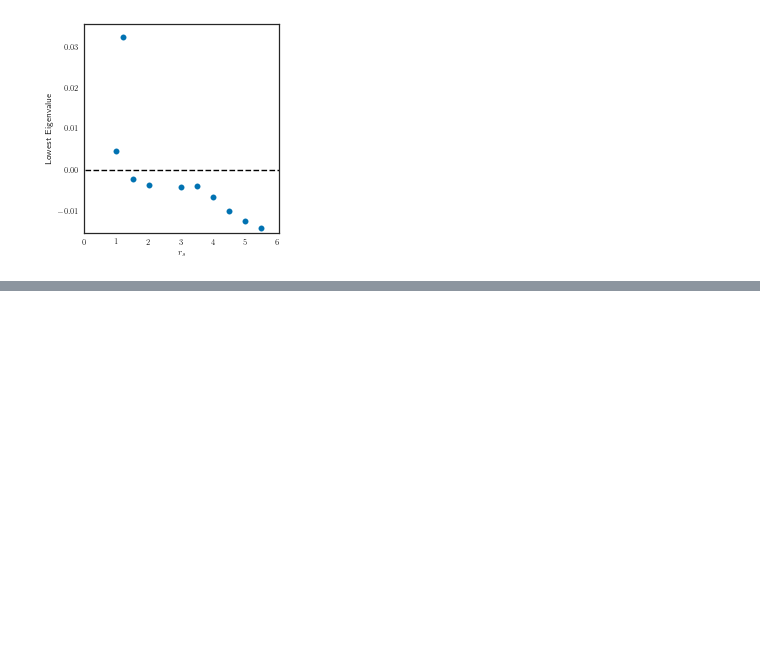
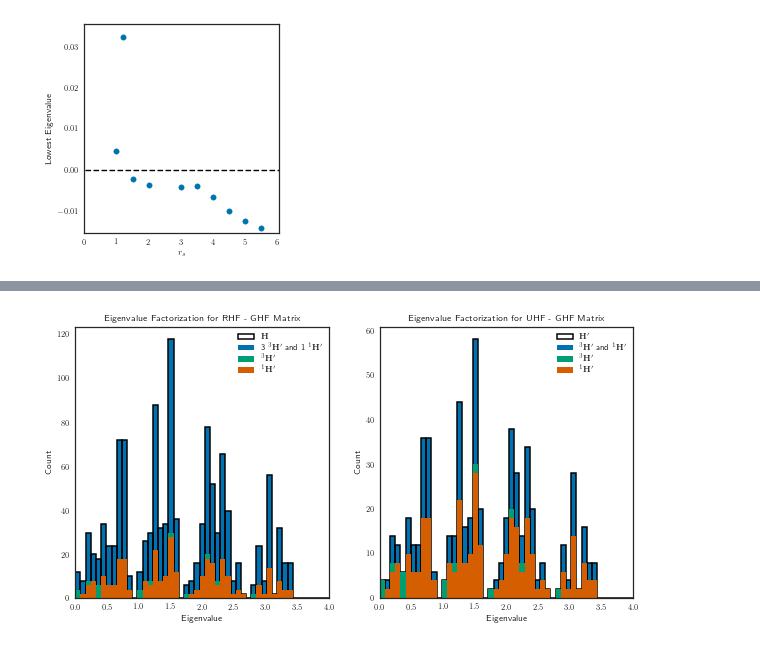
Before and after one commit to ecurtin2/HF-Stability, a Jupyter notebook: analysis/Analyzer.ipynb, the cells around one changed output, grey strips where cells are left out. Saved outputs shown, nothing was run; the diff lists cells and outputs as text; code cells hidden in the pictures; blank space fills up the shorter version.

```diff
--- a/analysis/Analyzer.ipynb
+++ b/analysis/Analyzer.ipynb
@@ -138,0 +205,37 @@ plt.show()
+# %%
+# the histogram of the data
+
+fig, (ax1, ax2) = plt.subplots(1,2, figsize=(10,5))
+xmin, xmax = (0, 4)
+binset = np.linspace(xmin, xmax, 50)
+ax1.hist(evaldic['cRHF2cGHF'], bins=binset, histtype='bar', stacked=True, label="$\mathbf{H}$", fill=False, color='r'
+        , linewidth=1.5, zorder=1)
+ax1.hist(sort, bins=binset, histtype='bar', stacked=True, label="3 ${}^3\mathbf{H}'$ and 1 ${}^1\mathbf{H}'$", zorder=0)
+
+ax1.hist(evaldic['cRHF2cUHF'], bins=binset, histtype='bar', stacked=True, label="${}^3\mathbf{H}'$")
+ax1.hist(evaldic['cRHF2cRHF'], bins=binset, histtype='bar', stacked=True, label="${}^1\mathbf{H}'$")
+ax1.set_title('Eigenvalue Factorization for RHF - GHF Matrix')
+ax1.legend()
+ax1.set_xlabel('Eigenvalue')
+ax1.set_ylabel('Count')
+ax1.set_xlim(xmin, xmax)
+
+xmin, xmax = (0, 4)
+binset = np.linspace(xmin, xmax, 50)
+ax2.hist(evaldic['cUHF2cUHF'], bins=binset, histtype='bar', stacked=True,
+         label="$\mathbf{H}'$", fill=False, linewidth=1.5, zorder=1)
+ax2.hist(np.concatenate([evaldic['cRHF2cUHF'], evaldic['cRHF2cRHF']]),
+         bins=binset, histtype='bar', stacked=True, label="${}^3\mathbf{H}'$ and ${}^1\mathbf{H}'$",
+         color=sns.color_palette()[0], zorder=0)
+
+ax2.hist(evaldic['cRHF2cUHF'], bins=binset, histtype='bar', stacked=True, label="${}^3\mathbf{H}'$", color=sns.color_palette()[1])
+ax2.hist(evaldic['cRHF2cRHF'], bins=binset, histtype='bar', stacked=True, label="${}^1\mathbf{H}'$", color=sns.color_palette()[2])
+ax2.set_xlim(xmin, xmax)
+ax2.set_title('Eigenvalue Factorization for UHF - GHF Matrix')
+ax2.legend()
+ax2.set_xlabel('Eigenvalue')
+ax2.set_ylabel('Count')
+plt.savefig('matrix_factor_histograms.pdf')
+plt.show()
+# %% [output]
+[figure, added]
```
Also changed, not shown: parts of 7 cells of this notebook, 12 other files.
